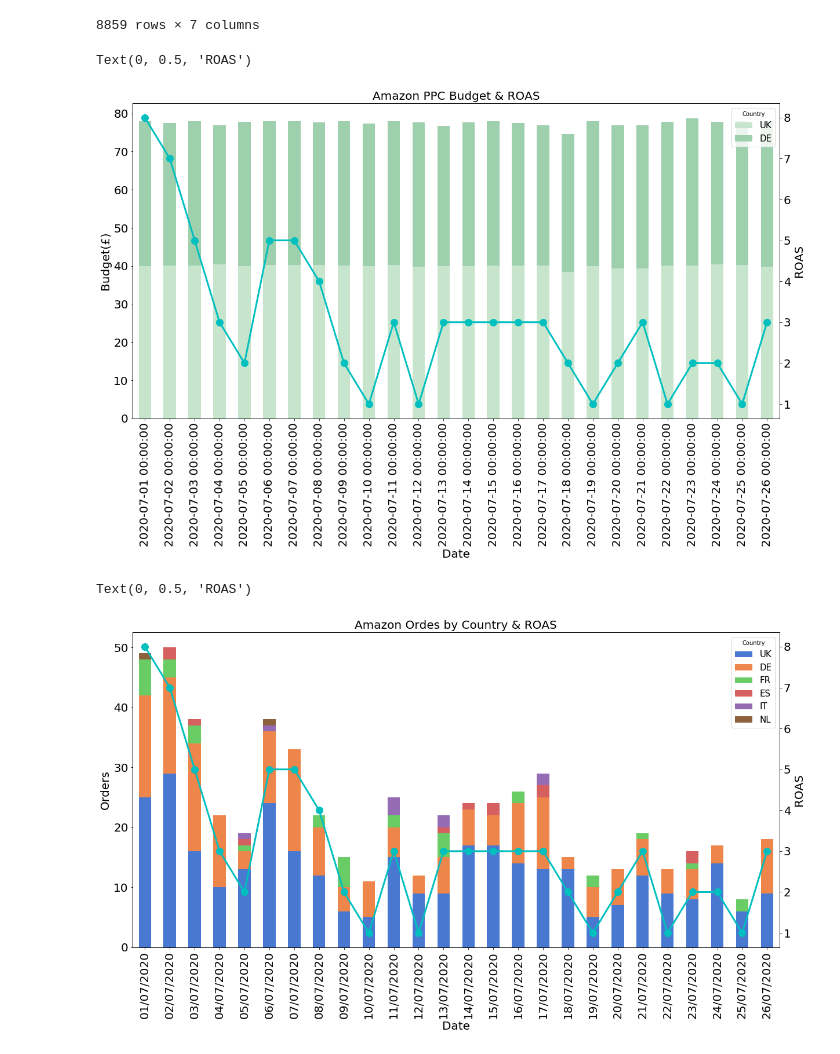
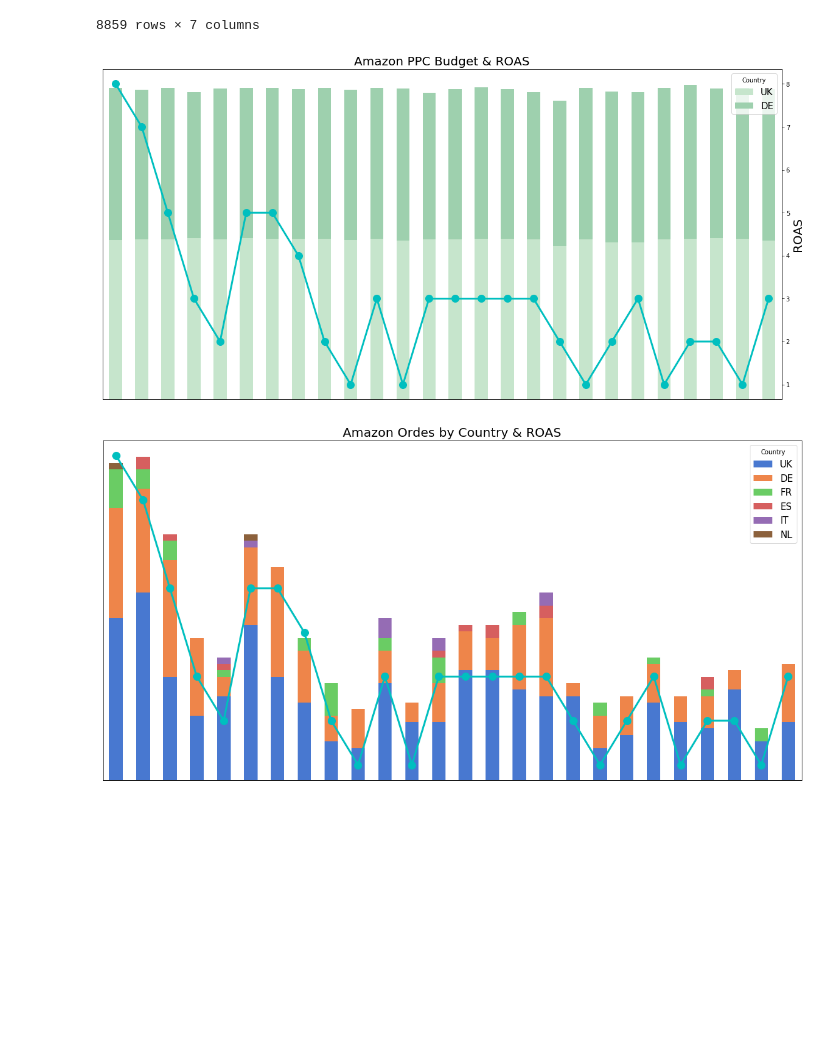
Before and after one commit to JoannaKang/kakao-commerce-data-analysis, a Jupyter notebook: Kakao_dashboard_Amazon.ipynb, the cells around one changed output. Cells and saved outputs as stored; diff of their text form; code cells hidden in the pictures; blank space fills up the shorter version.

```diff
--- a/Kakao_dashboard_Amazon.ipynb
+++ b/Kakao_dashboard_Amazon.ipynb
@@ -171,20 +171,23 @@ amazon_merge.index = pd.to_datetime(amazon_merge.index, format = '%Y-%m-%d')
 # %%
 from matplotlib.dates import DateFormatter
 import matplotlib.dates as mdates
 import seaborn as sns
 
 ax = amazonppc_country.plot.bar(stacked=True, color=sns.color_palette("ch:2.5,-.2,dark=.3"))
 ax2 = ax.twinx()
 ax2.plot(amazon_merge['roas'].values, marker = 'o', linestyle = '-', color='c', linewidth = 3, markersize = 12)
 
 plt.title('Amazon PPC Budget & ROAS', fontsize = 20)
 
 ax.set_xlabel('Date', fontsize =20)
 ax.set_ylabel('Budget(£)', fontsize =20)
 ax2.set_ylabel('ROAS', fontsize= 20)
+
+#축값 표시 없애고 싶을 때
+ax.axes.xaxis.set_visible(False)
+ax.axes.yaxis.set_visible(False)
 # %% [output]
-Text(0, 0.5, 'ROAS')
-[figure, old version]
+[figure, new version]
 # %%
 ax = orders_country.plot.bar(stacked=True, color=sns.color_palette("muted"))
 ax2 = ax.twinx()
@@ -197,9 +200,13 @@ plt.xticks(fontsize = 15)
 ax.set_xlabel('Date', fontsize=20)
 ax.set_ylabel('Orders', fontsize =20)
 ax2.set_ylabel('ROAS', fontsize= 20)
+
+#축값 표시 없애고 싶을 때
+ax.axes.xaxis.set_visible(False)
+ax.axes.yaxis.set_visible(False)
+ax2.axes.yaxis.set_visible(False)
 # %% [output]
-Text(0, 0.5, 'ROAS')
-[figure, old version]
+[figure, new version]
 # %%
 plt.rcParams['figure.figsize'] = [20, 10]
 
```
Also changed, not shown: parts of 1 cell of this notebook.
